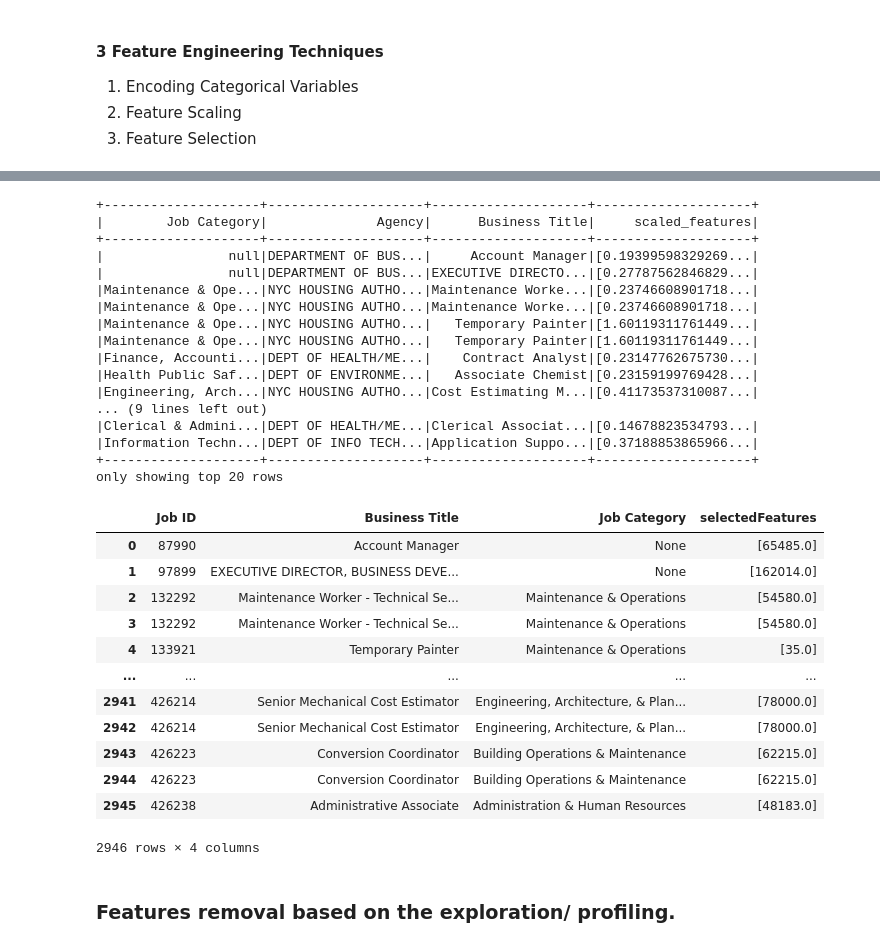
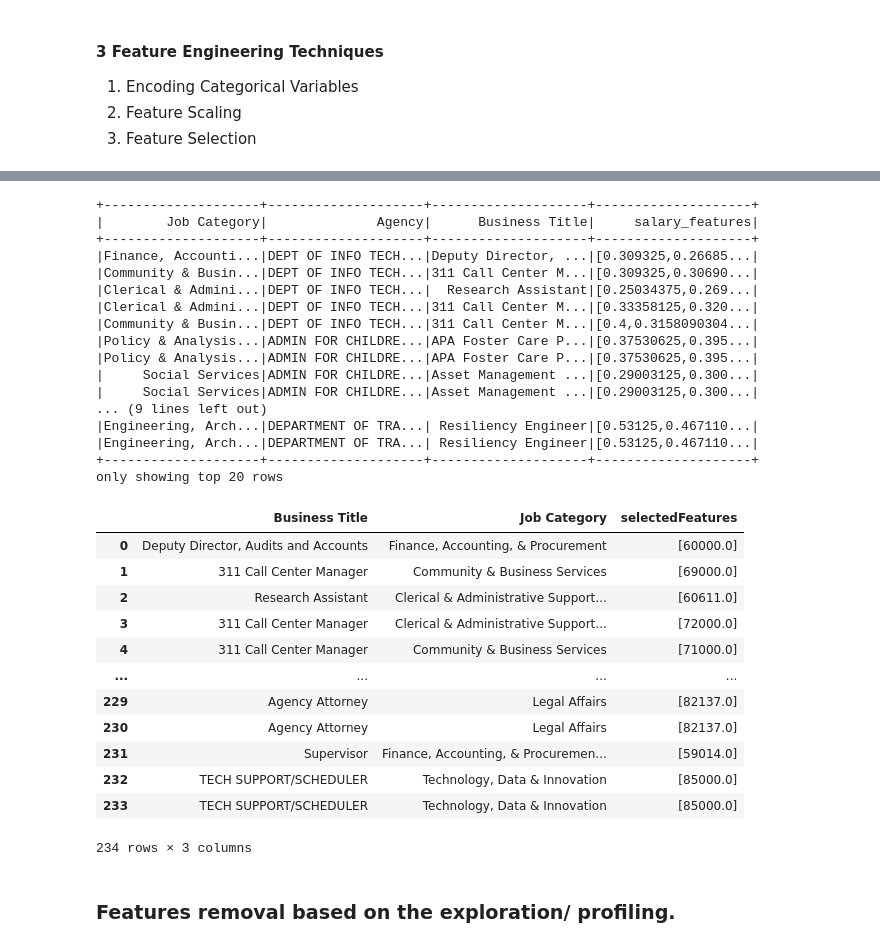
Before and after one commit to AndrewEzeamama/EmiratesNBD, a Jupyter notebook: jupyter/notebook/assesment_notebook.ipynb, the cells around one changed output, grey strips where cells are left out. Cells and saved outputs as stored; diff of their text form; code cells hidden in the pictures.

Commit message:
Feature Engineering

```diff
--- a/jupyter/notebook/assesment_notebook.ipynb
+++ b/jupyter/notebook/assesment_notebook.ipynb
@@ -305,6 +317,9 @@ highest_salary = highest_salary.toPandas() \
 # %% [markdown]
 ### Whats the job positings average salary per agency for the last 2 years?
 # %%
+# Select the relevant columns
+df = df.select("Agency", "Salary Range To","Salary Range From", "Posting Date")
+
 # convert Posting Date column to date datatype
 df = df.withColumn("Posting Date", to_date(col("Posting Date"), "yyyy/MM/dd"))
 
@@ -553,17 +527,19 @@ only showing top 20 rows
 3. Feature Selection
 # %%
 # 1. Encoding Categorical Variables
+
+# Drop any rows with missing values
+df = df.dropna()
 
 # Select the relevant columns
 select_columns = df.select('Agency','Business Title', 'Job Category', 'Salary Range From')
 
 # encode agency column using StringIndexer
-agency_indexer = StringIndexer(inputCol="Agency", outputCol="AgencyIndex")
+agency_indexer = StringIndexer(inputCol="Job Category", outputCol="JobCategoryID")
 agency_stringIndexer = agency_indexer.fit(select_columns).transform(select_columns)
-#agency_stringIndexer.show()
 
 # encode agency column using OneHotEncoder
-agency_encoder = OneHotEncoder(inputCol="AgencyIndex", outputCol="AgencyEncoder")
+agency_encoder = OneHotEncoder(inputCol="JobCategoryID", outputCol="JobCategoryEncoder")
 agency_hotEncoder = agency_encoder.transform(agency_stringIndexer)
-agency_hotEncoder.show()
+agency_hotEncoder.sort("JobCategoryID", ascending=True).show()
 # %% [output]
@@ -587,6 +563,9 @@ only showing top 20 rows
 # %%
 2. # Feature Scaling
 # %%
+# Drop any rows with missing values
+df = df.dropna()
+
 # Select the relevant columns
 #select_columns = df.select('Business Title', 'Job Category', 'Salary Range From')
 
@@ -598,29 +577,29 @@ assembler = VectorAssembler(inputCols=columns_to_scale, outputCol="features")
 salary_assembled = assembler.transform(df)
 
 # instantiate a MinMaxScaler object
-scaler = MinMaxScaler(inputCol="features", outputCol="scaled_features")
+scaler = MinMaxScaler(inputCol="features", outputCol="salary_features")
 
 # fit and transform the scaler on the assembled dataset
 scaler_model = scaler.fit(salary_assembled)
 salary_scaled = scaler_model.transform(salary_assembled)
 
 # select the scaled feature column and any other required columns
-salary_scaled.select(col("Job Category"), col("Agency"), col("Business Title"), col("scaled_features")).show()
+salary_scaled.select(col("Job Category"), col("Agency"), col("Business Title"), col("salary_features")).show()
 # %% [output]
 +--------------------+--------------------+--------------------+--------------------+
-|        Job Category|              Agency|      Business Title|     scaled_features|
+|        Job Category|              Agency|      Business Title|     salary_features|
 +--------------------+--------------------+--------------------+--------------------+
-|                null|DEPARTMENT OF BUS...|     Account Manager|[0.19399598329269...|
-|                null|DEPARTMENT OF BUS...|EXECUTIVE DIRECTO...|[0.27787562846829...|
-|Maintenance & Ope...|NYC HOUSING AUTHO...|Maintenance Worke...|[0.23746608901718...|
-|Maintenance & Ope...|NYC HOUSING AUTHO...|Maintenance Worke...|[0.23746608901718...|
-|Maintenance & Ope...|NYC HOUSING AUTHO...|   Temporary Painter|[1.60119311761449...|
-|Maintenance & Ope...|NYC HOUSING AUTHO...|   Temporary Painter|[1.60119311761449...|
-|Finance, Accounti...|DEPT OF HEALTH/ME...|    Contract Analyst|[0.23147762675730...|
-|Health Public Saf...|DEPT OF ENVIRONME...|   Associate Chemist|[0.23159199769428...|
-|Engineering, Arch...|NYC HOUSING AUTHO...|Cost Estimating M...|[0.41173537310087...|
+|Finance, Accounti...|DEPT OF INFO TECH...|Deputy Director, ...|[0.309325,0.26685...|
+|Community & Busin...|DEPT OF INFO TECH...|311 Call Center M...|[0.309325,0.30690...|
+|Clerical & Admini...|DEPT OF INFO TECH...|  Research Assistant|[0.25034375,0.269...|
+|Clerical & Admini...|DEPT OF INFO TECH...|311 Call Center M...|[0.33358125,0.320...|
+|Community & Busin...|DEPT OF INFO TECH...|311 Call Center M...|[0.4,0.3158090304...|
+|Policy & Analysis...|ADMIN FOR CHILDRE...|APA Foster Care P...|[0.37530625,0.395...|
+|Policy & Analysis...|ADMIN FOR CHILDRE...|APA Foster Care P...|[0.37530625,0.395...|
+|     Social Services|ADMIN FOR CHILDRE...|Asset Management ...|[0.29003125,0.300...|
+|     Social Services|ADMIN FOR CHILDRE...|Asset Management ...|[0.29003125,0.300...|
 ... (9 lines left out)
-|Clerical & Admini...|DEPT OF HEALTH/ME...|Clerical Associat...|[0.14678823534793...|
-|Information Techn...|DEPT OF INFO TECH...|Application Suppo...|[0.37188853865966...|
+|Engineering, Arch...|DEPARTMENT OF TRA...| Resiliency Engineer|[0.53125,0.467110...|
+|Engineering, Arch...|DEPARTMENT OF TRA...| Resiliency Engineer|[0.53125,0.467110...|
 +--------------------+--------------------+--------------------+--------------------+
 only showing top 20 rows
@@ -627,29 +608,31 @@ only showing top 20 rows
 # %%
+# Drop any rows with missing values
+df = df.dropna()
 
 # Select relevant columns and convert to features vector
 # assembler = VectorAssembler(inputCols=["# Of Positions", "Salary Range To", "Residency Requirement"], outputCol="features")
 assembler = VectorAssembler(inputCols=["Salary Range To"], outputCol="features")
-features_vector = assembler.transform(df).select("Job ID", "Business Title", "Job Category", "features", "Salary Range From")
+features_vector = assembler.transform(df).select( "Business Title", "Job Category", "features", "Salary Range From")
 
 # Perform chi-squared feature selection
 selector = ChiSqSelector(numTopFeatures=2, featuresCol="features", outputCol="selectedFeatures", labelCol="Salary Range From")
 selected_features = selector.fit(features_vector).transform(features_vector)
 
 # Show the selected features
-selected_features.select("Job ID", "Business Title","Job Category", "selectedFeatures").toPandas()
+selected_features.select( "Business Title","Job Category", "selectedFeatures").toPandas()
 # %% [output]
-|  | Job ID | Business Title | Job Category | selectedFeatures |
-| 0 | 87990 | Account Manager | None | [65485.0] |
-| 1 | 97899 | EXECUTIVE DIRECTOR, BUSINESS DEVE... | None | [162014.0] |
-| 2 | 132292 | Maintenance Worker - Technical Se... | Maintenance & Operations | [54580.0] |
-| 3 | 132292 | Maintenance Worker - Technical Se... | Maintenance & Operations | [54580.0] |
-| 4 | 133921 | Temporary Painter | Maintenance & Operations | [35.0] |
-| ... | ... | ... | ... | ... |
-| 2941 | 426214 | Senior Mechanical Cost Estimator | Engineering, Architecture, & Plan... | [78000.0] |
-| 2942 | 426214 | Senior Mechanical Cost Estimator | Engineering, Architecture, & Plan... | [78000.0] |
-| 2943 | 426223 | Conversion Coordinator | Building Operations & Maintenance | [62215.0] |
-| 2944 | 426223 | Conversion Coordinator | Building Operations & Maintenance | [62215.0] |
-| 2945 | 426238 | Administrative Associate | Administration & Human Resources | [48183.0] |
+|  | Business Title | Job Category | selectedFeatures |
+| 0 | Deputy Director, Audits and Accounts | Finance, Accounting, & Procurement | [60000.0] |
+| 1 | 311 Call Center Manager | Community & Business Services | [69000.0] |
+| 2 | Research Assistant | Clerical & Administrative Support... | [60611.0] |
+| 3 | 311 Call Center Manager | Clerical & Administrative Support... | [72000.0] |
+| 4 | 311 Call Center Manager | Community & Business Services | [71000.0] |
+| ... | ... | ... | ... |
+| 229 | Agency Attorney | Legal Affairs | [82137.0] |
+| 230 | Agency Attorney | Legal Affairs | [82137.0] |
+| 231 | Supervisor | Finance, Accounting, & Procuremen... | [59014.0] |
+| 232 | TECH SUPPORT/SCHEDULER | Technology, Data & Innovation | [85000.0] |
+| 233 | TECH SUPPORT/SCHEDULER | Technology, Data & Innovation | [85000.0] |
-2946 rows × 4 columns
+234 rows × 3 columns
 # %% [markdown]
 ### Features removal based on the exploration/ profiling.
```
Also changed, not shown: parts of 13 cells of this notebook, 1 other file.
